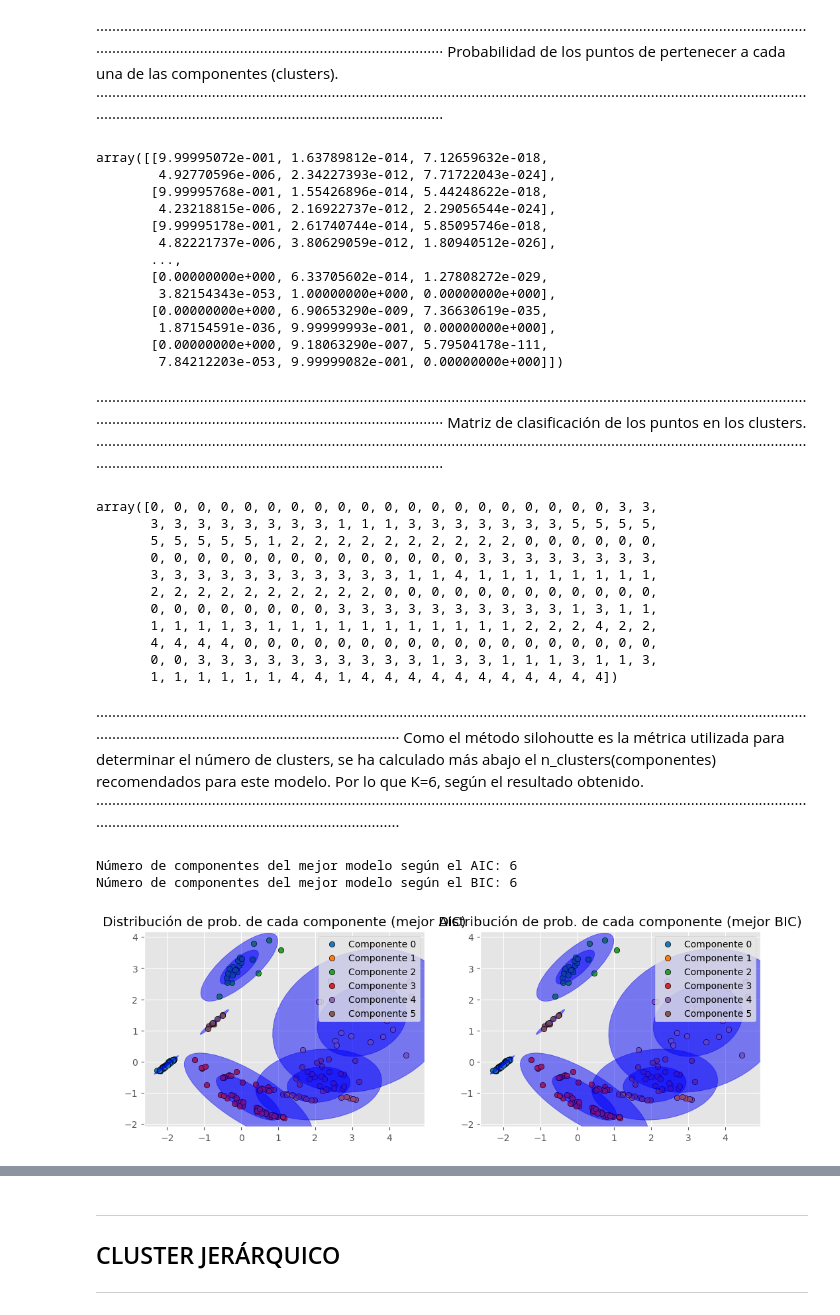
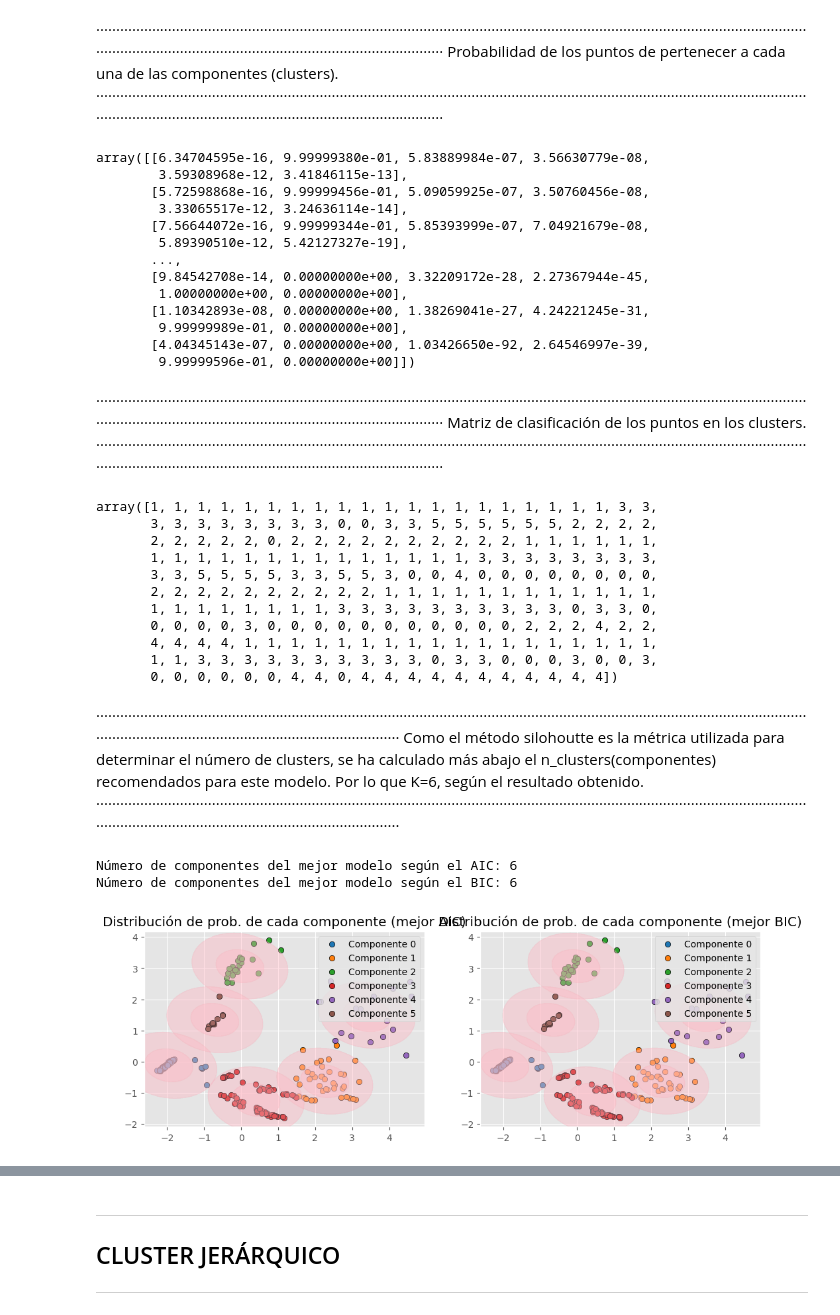
Before and after one commit to NathaliaMoniz/GRUPO09_Practica2, a Jupyter notebook: Practica.ipynb, the cells around one changed output, grey strips where cells are left out. Cells and saved outputs as stored; diff of their text form; code cells hidden in the pictures.

```diff
--- a/Practica.ipynb
+++ b/Practica.ipynb
@@ -811,7 +812,7 @@ Probamos el metodo con el K recomendado por el indicador de silohoutte.
 ·········································································································································································································································································
 # %%
 # Ejecutar K-Medoids con tus datos X_trans
-modelo_kmedoids = KMedoids(n_clusters=6, random_state=23, method='pam')
+modelo_kmedoids = KMedoids(n_clusters=5, random_state=23, method='pam')
 modelo_kmedoids.fit(X=X_trans)
 y_predict = modelo_kmedoids.predict(X=X_trans)
 # %% [markdown]
@@ -871,0 +897,11 @@ GaussianMixture(n_components=6, random_state=23)
+# %%
+# Modelo
+# ==============================================================================
+# Inicializar y ajustar el modelo KMeans
+kmeans = KMeans(n_clusters=6, init='k-means++')
+kmeans.fit(X_trans)
+initial_means = kmeans.cluster_centers_
+
+# Inicializar y ajustar el modelo GMM usando los centroides de KMeans como inicialización
+modelo_gmm = GaussianMixture(n_components=6, covariance_type='full', means_init=initial_means)
+modelo_gmm.fit(X_trans)
@@ -920,19 +964,19 @@ Probabilidad de los puntos de pertenecer a cada una de las componentes (clusters
 probabilidades = modelo_gmm.predict_proba(X_trans)
 probabilidades
 # %% [output]
-array([[9.99995072e-001, 1.63789812e-014, 7.12659632e-018,
-        4.92770596e-006, 2.34227393e-012, 7.71722043e-024],
-       [9.99995768e-001, 1.55426896e-014, 5.44248622e-018,
-        4.23218815e-006, 2.16922737e-012, 2.29056544e-024],
-       [9.99995178e-001, 2.61740744e-014, 5.85095746e-018,
-        4.82221737e-006, 3.80629059e-012, 1.80940512e-026],
+array([[6.34704595e-16, 9.99999380e-01, 5.83889984e-07, 3.56630779e-08,
+        3.59308968e-12, 3.41846115e-13],
+       [5.72598868e-16, 9.99999456e-01, 5.09059925e-07, 3.50760456e-08,
+        3.33065517e-12, 3.24636114e-14],
+       [7.56644072e-16, 9.99999344e-01, 5.85393999e-07, 7.04921679e-08,
+        5.89390510e-12, 5.42127327e-19],
        ...,
-       [0.00000000e+000, 6.33705602e-014, 1.27808272e-029,
-        3.82154343e-053, 1.00000000e+000, 0.00000000e+000],
-       [0.00000000e+000, 6.90653290e-009, 7.36630619e-035,
-        1.87154591e-036, 9.99999993e-001, 0.00000000e+000],
-       [0.00000000e+000, 9.18063290e-007, 5.79504178e-111,
-        7.84212203e-053, 9.99999082e-001, 0.00000000e+000]])
+       [9.84542708e-14, 0.00000000e+00, 3.32209172e-28, 2.27367944e-45,
+        1.00000000e+00, 0.00000000e+00],
+       [1.10342893e-08, 0.00000000e+00, 1.38269041e-27, 4.24221245e-31,
+        9.99999989e-01, 0.00000000e+00],
+       [4.04345143e-07, 0.00000000e+00, 1.03426650e-92, 2.64546997e-39,
+        9.99999596e-01, 0.00000000e+00]])
 # %% [markdown]
 ·········································································································································································································································································
 Matriz de clasificación de los puntos en los clusters.
@@ -945,17 +989,17 @@ Matriz de clasificación de los puntos en los clusters.
 clasificacion = modelo_gmm.predict(X_trans)
 clasificacion
 # %% [output]
-array([0, 0, 0, 0, 0, 0, 0, 0, 0, 0, 0, 0, 0, 0, 0, 0, 0, 0, 0, 0, 3, 3,
-       3, 3, 3, 3, 3, 3, 3, 3, 1, 1, 1, 3, 3, 3, 3, 3, 3, 3, 5, 5, 5, 5,
-       5, 5, 5, 5, 5, 1, 2, 2, 2, 2, 2, 2, 2, 2, 2, 2, 0, 0, 0, 0, 0, 0,
-       0, 0, 0, 0, 0, 0, 0, 0, 0, 0, 0, 0, 0, 0, 3, 3, 3, 3, 3, 3, 3, 3,
-       3, 3, 3, 3, 3, 3, 3, 3, 3, 3, 3, 1, 1, 4, 1, 1, 1, 1, 1, 1, 1, 1,
-       2, 2, 2, 2, 2, 2, 2, 2, 2, 2, 0, 0, 0, 0, 0, 0, 0, 0, 0, 0, 0, 0,
-       0, 0, 0, 0, 0, 0, 0, 0, 3, 3, 3, 3, 3, 3, 3, 3, 3, 3, 1, 3, 1, 1,
-       1, 1, 1, 1, 3, 1, 1, 1, 1, 1, 1, 1, 1, 1, 1, 1, 2, 2, 2, 4, 2, 2,
-       4, 4, 4, 4, 0, 0, 0, 0, 0, 0, 0, 0, 0, 0, 0, 0, 0, 0, 0, 0, 0, 0,
-       0, 0, 3, 3, 3, 3, 3, 3, 3, 3, 3, 3, 1, 3, 3, 1, 1, 1, 3, 1, 1, 3,
-       1, 1, 1, 1, 1, 1, 4, 4, 1, 4, 4, 4, 4, 4, 4, 4, 4, 4, 4, 4])
+array([1, 1, 1, 1, 1, 1, 1, 1, 1, 1, 1, 1, 1, 1, 1, 1, 1, 1, 1, 1, 3, 3,
+       3, 3, 3, 3, 3, 3, 3, 3, 0, 0, 3, 3, 5, 5, 5, 5, 5, 5, 2, 2, 2, 2,
+       2, 2, 2, 2, 2, 0, 2, 2, 2, 2, 2, 2, 2, 2, 2, 2, 1, 1, 1, 1, 1, 1,
+       1, 1, 1, 1, 1, 1, 1, 1, 1, 1, 1, 1, 1, 1, 3, 3, 3, 3, 3, 3, 3, 3,
+       3, 3, 5, 5, 5, 5, 3, 3, 5, 5, 3, 0, 0, 4, 0, 0, 0, 0, 0, 0, 0, 0,
+       2, 2, 2, 2, 2, 2, 2, 2, 2, 2, 1, 1, 1, 1, 1, 1, 1, 1, 1, 1, 1, 1,
+       1, 1, 1, 1, 1, 1, 1, 1, 3, 3, 3, 3, 3, 3, 3, 3, 3, 3, 0, 3, 3, 0,
+       0, 0, 0, 0, 3, 0, 0, 0, 0, 0, 0, 0, 0, 0, 0, 0, 2, 2, 2, 4, 2, 2,
+       4, 4, 4, 4, 1, 1, 1, 1, 1, 1, 1, 1, 1, 1, 1, 1, 1, 1, 1, 1, 1, 1,
+       1, 1, 3, 3, 3, 3, 3, 3, 3, 3, 3, 3, 0, 3, 3, 0, 0, 0, 3, 0, 0, 3,
+       0, 0, 0, 0, 0, 0, 4, 4, 0, 4, 4, 4, 4, 4, 4, 4, 4, 4, 4, 4])
 # %% [markdown]
 ······························································································································································································································································
 Como el método silohoutte es la métrica utilizada para determinar el número de clusters, se ha calculado más abajo el n_clusters(componentes) recomendados para este modelo. Por lo que K=6, según el resultado obtenido.
@@ -984,14 +1028,14 @@ def make_ellipses(gmm, ax):
         v = 2. * np.sqrt(2.) * np.sqrt(v)
 
         for i in range(1, 3):
-            ell = mpl.patches.Ellipse((gmm.means_[n, 0], gmm.means_[n, 1]), i * v[0], i * v[1], angle=180 + angle, color="blue")
+            ell = mpl.patches.Ellipse((gmm.means_[n, 0], gmm.means_[n, 1]), i * v[0], i * v[1], angle=180 + angle, color="pink")
             ell.set_clip_box(ax.bbox)
             ell.set_alpha(0.1)
             ax.add_artist(ell)
 
 # Entrenar varios modelos GMM con diferentes números de componentes
-n_components_range = range(1, 7)
-models = [GaussianMixture(n_components=n, covariance_type='full',random_state=23).fit(X_trans) for n in n_components_range]
+n_components_range = range(1, 9)
+models = [GaussianMixture(n_components=6, covariance_type='tied', random_state=23, init_params='kmeans').fit(X_trans) for n in n_components_range]
 
 # Calcular AIC y BIC para cada modelo
 aics = [model.aic(X_trans) for model in models]
@@ -1015,33 +1059,33 @@ for i in range(best_aic_model.n_components):
         y=X_trans[best_aic_model.predict(X_trans) == i, 1],
         c=plt.cm.tab10(i),
         marker='o',
         edgecolor='black',
         label=f"Componente {i}"
     )
     make_ellipses(best_aic_model, ax=axs[0])
 
 axs[0].set_title('Distribución de prob. de cada componente (mejor AIC)')
 axs[0].legend()
 
 # Distribución de probabilidad de cada componente para el mejor modelo BIC
 for i in range(best_bic_model.n_components):
     axs[1].scatter(
         x=X_trans[best_bic_model.predict(X_trans) == i, 0],
         y=X_trans[best_bic_model.predict(X_trans) == i, 1],
         c=plt.cm.tab10(i),
         marker='o',
         edgecolor='black',
         label=f"Componente {i}"
     )
     make_ellipses(best_bic_model, ax=axs[1])
 
 axs[1].set_title('Distribución de prob. de cada componente (mejor BIC)')
 axs[1].legend()
 
 plt.show()
 # %% [output]
 Número de componentes del mejor modelo según el AIC: 6
 Número de componentes del mejor modelo según el BIC: 6
-[figure, old version]
+[figure, new version]
 # %% [markdown]
 ······························································································································································································································································
```
Also changed, not shown: parts of 75 cells of this notebook.
